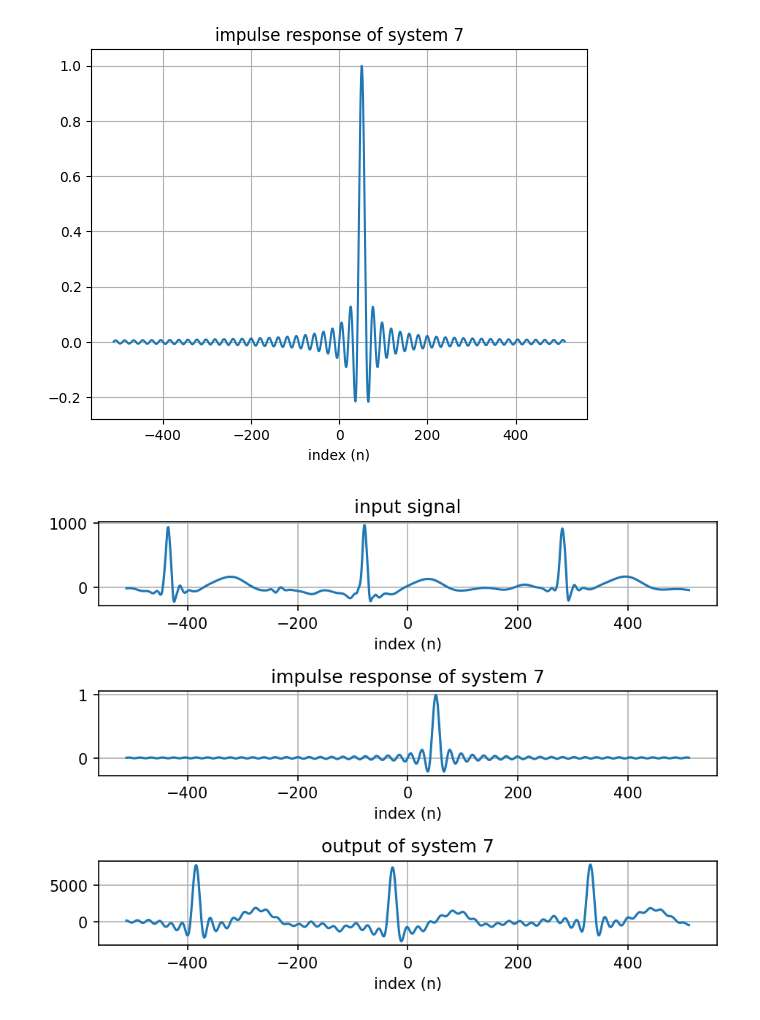
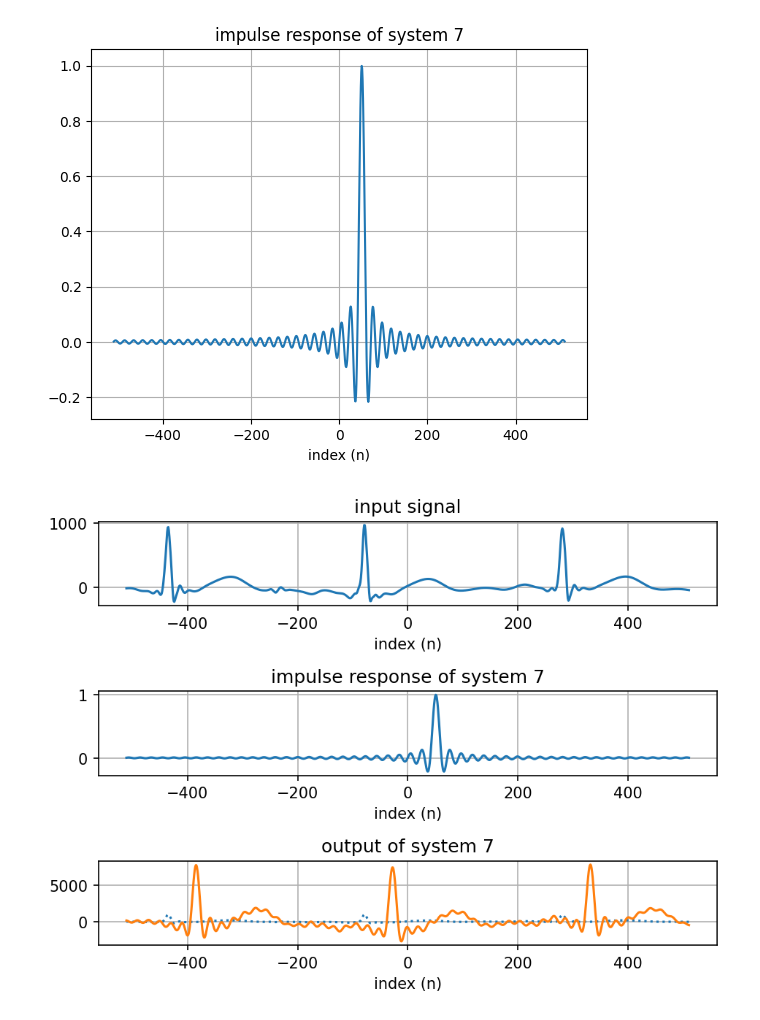
Before and after one commit to hufsaim/T10302201, a Jupyter notebook: notebook/Lab02.ipynb, the cells around one changed output. Cells and saved outputs as stored; diff of their text form; code cells hidden in the pictures.

```diff
--- a/notebook/Lab02.ipynb
+++ b/notebook/Lab02.ipynb
@@ -302,30 +306,31 @@ plt.show()
 # %%
 y = np.convolve(x,h,'same')
 
 plt.figure(dpi=150)
 
 plt.subplot(311)
 plt.plot(n,x)
 plt.xlabel('index (n)')
 plt.title('input signal')
 plt.grid('on')
 
 
 plt.subplot(312)
 plt.plot(n,h)
 plt.xlabel('index (n)')
 plt.title('impulse response of system 7')
 plt.grid('on')
 
 
 plt.subplot(313)
+plt.plot(n,x,':')
 plt.plot(n,y)
 plt.xlabel('index (n)')
 plt.title('output of system 7')
 plt.grid('on')
 
 
 plt.tight_layout()
 plt.show()
 # %% [output]
-[figure, old version]
+[figure, new version]
```
Also changed, not shown: parts of 4 cells of this notebook.
